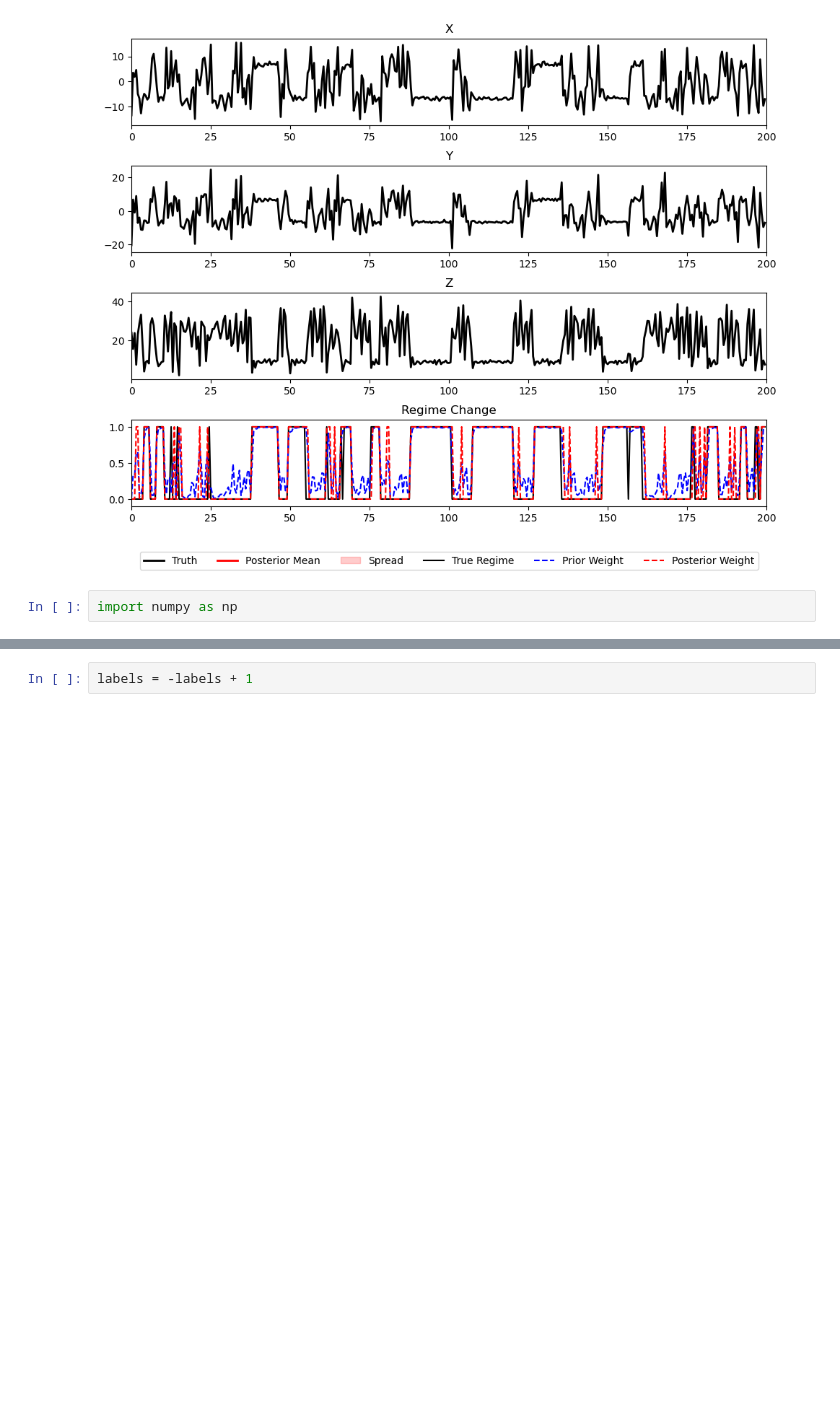
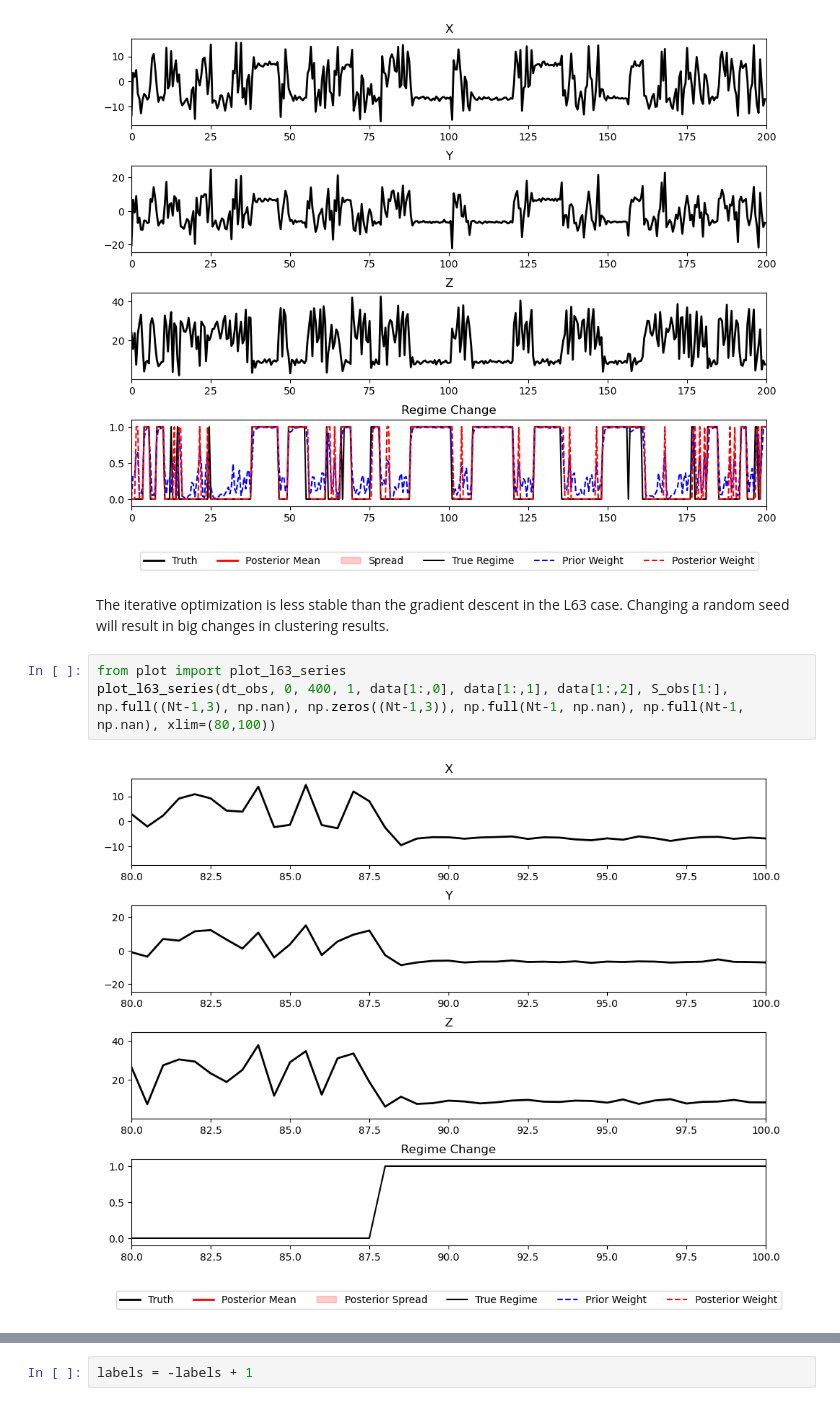
Before and after one commit to zhongruiw/MultiModelDA, a Jupyter notebook: code/MultimodelDA.ipynb, the cells around one changed output, grey strips where cells are left out. Drawn from its saved outputs; the diff is of its cells as text; blank space fills up the shorter version.

```diff
--- a/code/MultimodelDA.ipynb
+++ b/code/MultimodelDA.ipynb
@@ -653,5 +653,10 @@ from plot import plot_l63_series
 plot_l63_series(dt_obs, 0, 400, 1, data[1:,0], data[1:,1], data[1:,2], S_obs[1:], np.full((Nt-1,3), np.nan), np.zeros((Nt-1,3)), membership[:,1], labels, xlim=(0,200))
 # %% [output]
 [figure]
-# %%
-import numpy as np
+# %% [markdown]
+The iterative optimization is less stable than the gradient descent in the L63 case. Changing a random seed will result in big changes in clustering results.
+# %%
+from plot import plot_l63_series
+plot_l63_series(dt_obs, 0, 400, 1, data[1:,0], data[1:,1], data[1:,2], S_obs[1:], np.full((Nt-1,3), np.nan), np.zeros((Nt-1,3)), np.full(Nt-1, np.nan), np.full(Nt-1, np.nan), xlim=(80,100))
+# %% [output]
+[figure, new version]
```
Also changed, not shown: parts of 33 cells of this notebook, 2 other files.
